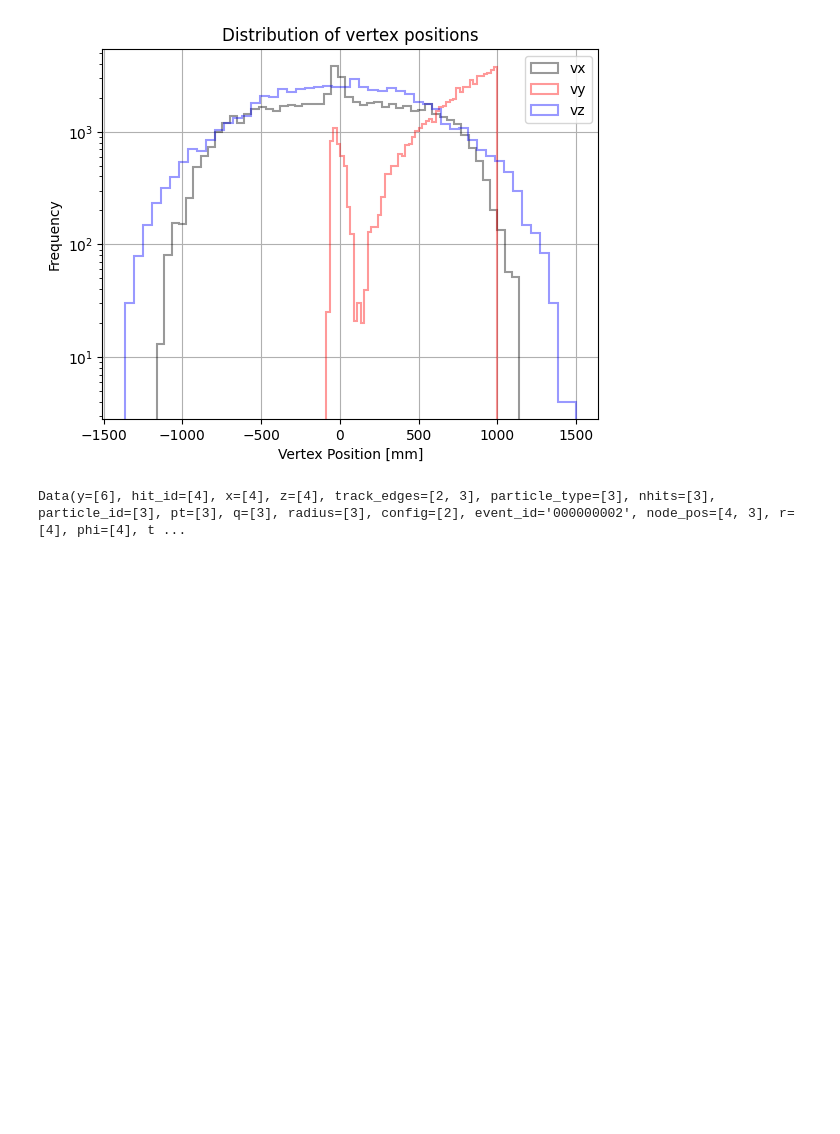
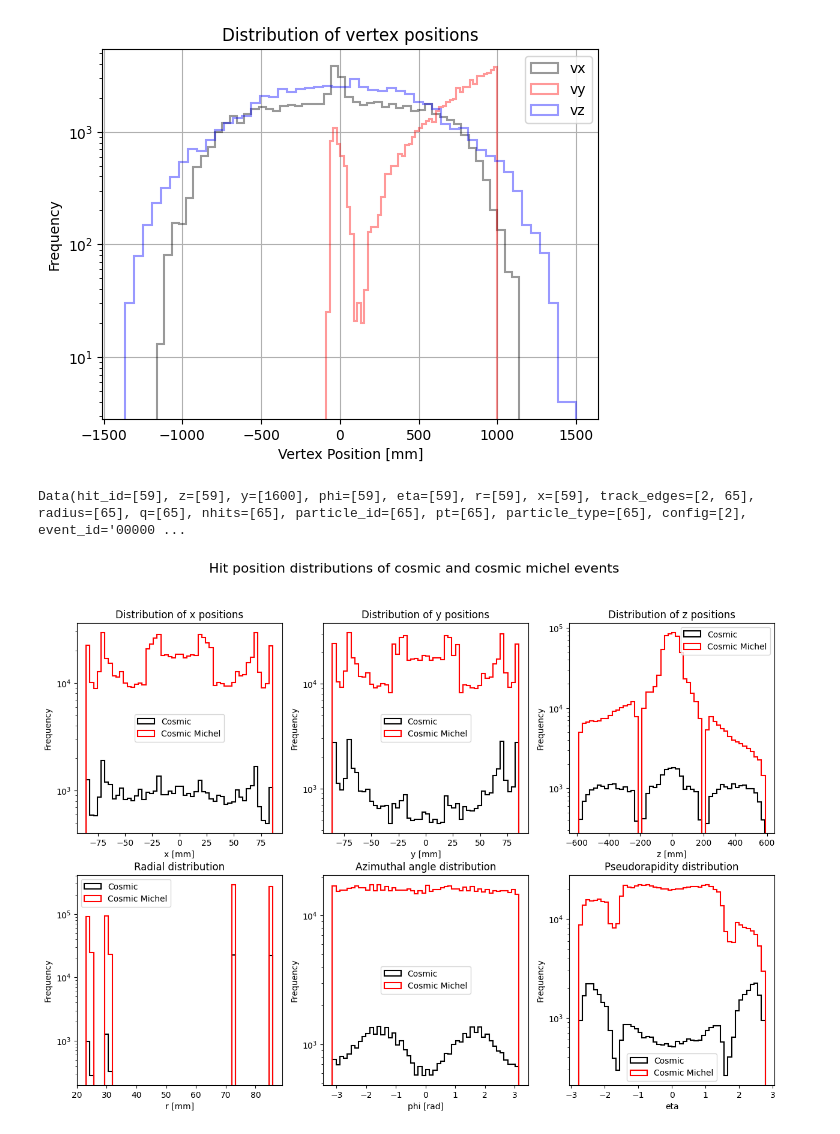
Before and after one commit to sdittmeier/Mu3eCosmicGNN, a Jupyter notebook: examples/Cosmic_GNN/visualization.ipynb, the cells around one changed output. Cells and saved outputs as stored; diff of their text form; code cells hidden in the pictures; blank space fills up the shorter version.

Commit message:
updated visualization notebook

```diff
--- a/examples/Cosmic_GNN/visualization.ipynb
+++ b/examples/Cosmic_GNN/visualization.ipynb
@@ -1545,10 +327,10 @@ for dataset in ['trainset', 'valset', 'testset']:
 # %%
 import torch
 
-dir = '/mnt/data1/karres/cosmics_test/fully_connected_cosmic/trainset/event000000002.pyg'
+dir = '/mnt/data1/karres/cosmics_test/fully_connected_cosmic_michel/trainset/event000000001.pyg'
 
 graph = torch.load(dir)
 
 print(graph)
 # %% [output]
-Data(y=[6], hit_id=[4], x=[4], z=[4], track_edges=[2, 3], particle_type=[3], nhits=[3], particle_id=[3], pt=[3], q=[3], radius=[3], config=[2], event_id='000000002', node_pos=[4, 3], r=[4], phi=[4], t ...
+Data(hit_id=[59], z=[59], y=[1600], phi=[59], eta=[59], r=[59], x=[59], track_edges=[2, 65], radius=[65], q=[65], nhits=[65], particle_id=[65], pt=[65], particle_type=[65], config=[2], event_id='00000 ...
@@ -1554,0 +439,49 @@ Data(y=[6], hit_id=[4], x=[4], z=[4], track_edges=[2, 3], particle_type=[3], nhi
+# %%
+cosmic_dir = '/mnt/data1/karres/cosmics_test/feature_store_cosmic/trainset/'
+cosmic_michel_dir = '/mnt/data1/karres/cosmics_test/feature_store_cosmic_michel/trainset/'
+
+x_c, y_c, z_c, r_c, phi_c, eta_c = get_position_data(cosmic_dir, 10000)
+x_cm, y_cm, z_cm, r_cm, phi_cm, eta_cm = get_position_data(cosmic_michel_dir, 10000)
+
+fig, axs = plt.subplots(2, 3, figsize=(15, 10))
+
+axs[0,0].hist(x_c, bins=50, linewidth=1.5, edgecolor='black', histtype='step', label='Cosmic')
+axs[0,0].hist(x_cm, bins=50, linewidth=1.5, edgecolor='red', histtype='step', label='Cosmic Michel')
+axs[0,0].set_xlabel('x [mm]')
+axs[0,0].set_title('Distribution of x positions')
+
+axs[0,1].hist(y_c, bins=50, linewidth=1.5, edgecolor='black', histtype='step', label='Cosmic')
+axs[0,1].hist(y_cm, bins=50, linewidth=1.5, edgecolor='red', histtype='step', label='Cosmic Michel')
+axs[0,1].set_xlabel('y [mm]')
+axs[0,1].set_title('Distribution of y positions')
+
+axs[0,2].hist(z_c, bins=50, linewidth=1.5, edgecolor='black', histtype='step', label='Cosmic')
+axs[0,2].hist(z_cm, bins=50, linewidth=1.5, edgecolor='red', histtype='step', label='Cosmic Michel')
+axs[0,2].set_xlabel('z [mm]')
+axs[0,2].set_title('Distribution of z positions')
+
+axs[1,0].hist(r_c, bins=50, linewidth=1.5, edgecolor='black', histtype='step', label='Cosmic')
+axs[1,0].hist(r_cm, bins=50, linewidth=1.5, edgecolor='red', histtype='step', label='Cosmic Michel')
+axs[1,0].set_xlabel('r [mm]')
+axs[1,0].set_title('Radial distribution')
+
+axs[1,1].hist(phi_c, bins=50, linewidth=1.5, edgecolor='black', histtype='step', label='Cosmic')
+axs[1,1].hist(phi_cm, bins=50, linewidth=1.5, edgecolor='red', histtype='step', label='Cosmic Michel')
+axs[1,1].set_xlabel('phi [rad]')
+axs[1,1].set_title('Azimuthal angle distribution')
+
+axs[1,2].hist(eta_c, bins=50, linewidth=1.5, edgecolor='black', histtype='step', label='Cosmic')
+axs[1,2].hist(eta_cm, bins=50, linewidth=1.5, edgecolor='red', histtype='step', label='Cosmic Michel')
+axs[1,2].set_xlabel('eta')
+axs[1,2].set_title('Pseudorapidity distribution')
+
+for ax in axs.flat:
+    ax.set_ylabel('Frequency')
+    ax.set_yscale('log')
+    ax.legend()
+
+fig.suptitle('Hit position distributions of cosmic and cosmic michel events', fontsize=16)
+fig.savefig('/home/mue/karres/git/Mu3eCosmicGNN/examples/Cosmic_GNN/control_plots/position_plots.png', dpi=400)
+plt.show()
+# %% [output]
+[figure, added]
```
Also changed, not shown: parts of 55 cells of this notebook.
